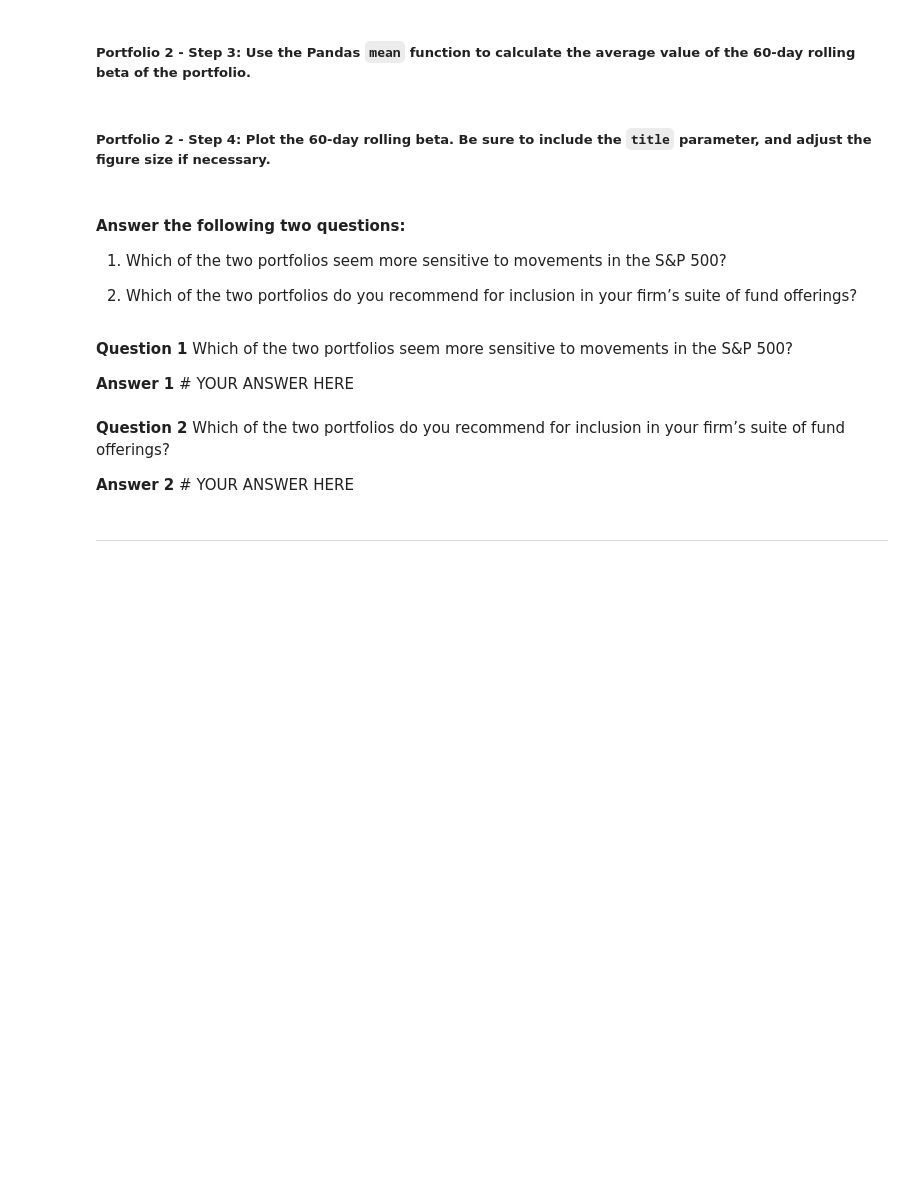
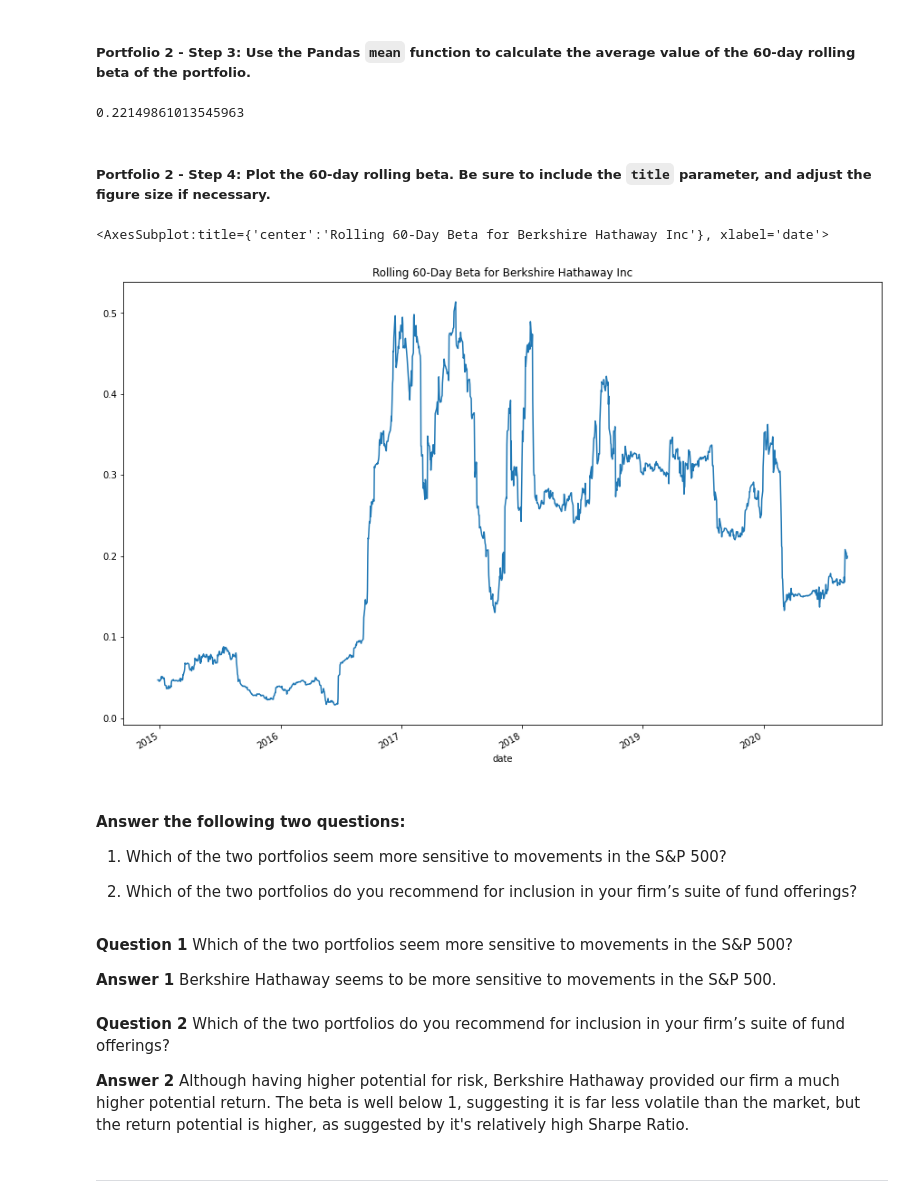
Before and after one commit to JonahLeggett/Risk_Return_Analysis, a Jupyter notebook: risk_return_analysis.ipynb, the cells around one changed output. Saved outputs shown, nothing was run; the diff lists cells and outputs as text; code cells hidden in the pictures; blank space fills up the shorter version.

```diff
--- a/risk_return_analysis.ipynb
+++ b/risk_return_analysis.ipynb
@@ -404,4 +439,6 @@ daily_returns_snp_var_60
 # %%
 # Calculate the covariance using a 60-day rolling window
 # Review the last five rows of the covariance data
-# YOUR CODE HERE
+bh_rolling_60_covariance = daily_returns["BERKSHIRE HATHAWAY INC"].rolling(window=60).cov(daily_returns['S&P 500'])
+
+bh_rolling_60_covariance.tail()
@@ -410,4 +455,6 @@ daily_returns_snp_var_60
 # %%
 # Calculate the beta based on the 60-day rolling covariance compared to the market (S&P 500)
 # Review the last five rows of the beta information
-# YOUR CODE HERE
+bh_rolling_60_beta = bh_rolling_60_covariance / snp_rolling_60_variance
+
+bh_rolling_60_beta.tail()
@@ -415,13 +470,18 @@ daily_returns_snp_var_60
 ##### Portfolio 2 - Step 3: Use the Pandas `mean` function to calculate the average value of the 60-day rolling beta of the portfolio.
 # %%
 # Calculate the average of the 60-day rolling beta
-# YOUR CODE HERE
+bh_rolling_60_beta.mean()
+# %% [output]
+0.22149861013545963
 # %% [markdown]
 ##### Portfolio 2 - Step 4: Plot the 60-day rolling beta. Be sure to include the `title` parameter, and adjust the figure size if necessary.
 # %%
 # Plot the rolling beta
 # Include a title parameter and adjust the figure size
-# YOUR CODE HERE
+bh_rolling_60_beta.plot(figsize=(15,10), title="Rolling 60-Day Beta for Berkshire Hathaway Inc")
+# %% [output]
+<AxesSubplot:title={'center':'Rolling 60-Day Beta for Berkshire Hathaway Inc'}, xlabel='date'>
+[figure, added]
 # %% [markdown]
 #### Answer the following two questions:
 
@@ -431,10 +491,10 @@ daily_returns_snp_var_60
 # %% [markdown]
 **Question 1** Which of the two portfolios seem more sensitive to movements in the S&P 500?
 
-**Answer 1** # YOUR ANSWER HERE
+**Answer 1** Berkshire Hathaway seems to be more sensitive to movements in the S&P 500.
 # %% [markdown]
 **Question 2** Which of the two portfolios do you recommend for inclusion in your firm’s suite of fund offerings?
 
-**Answer 2** # YOUR ANSWER HERE
+**Answer 2** Although having higher potential for risk, Berkshire Hathaway provided our firm a much higher potential return. The beta is well below 1, suggesting it is far less volatile than the market, but the return potential is higher, as suggested by it's relatively high Sharpe Ratio.
 # %% [markdown]
 ---
```
Also changed, not shown: parts of 7 cells of this notebook.
